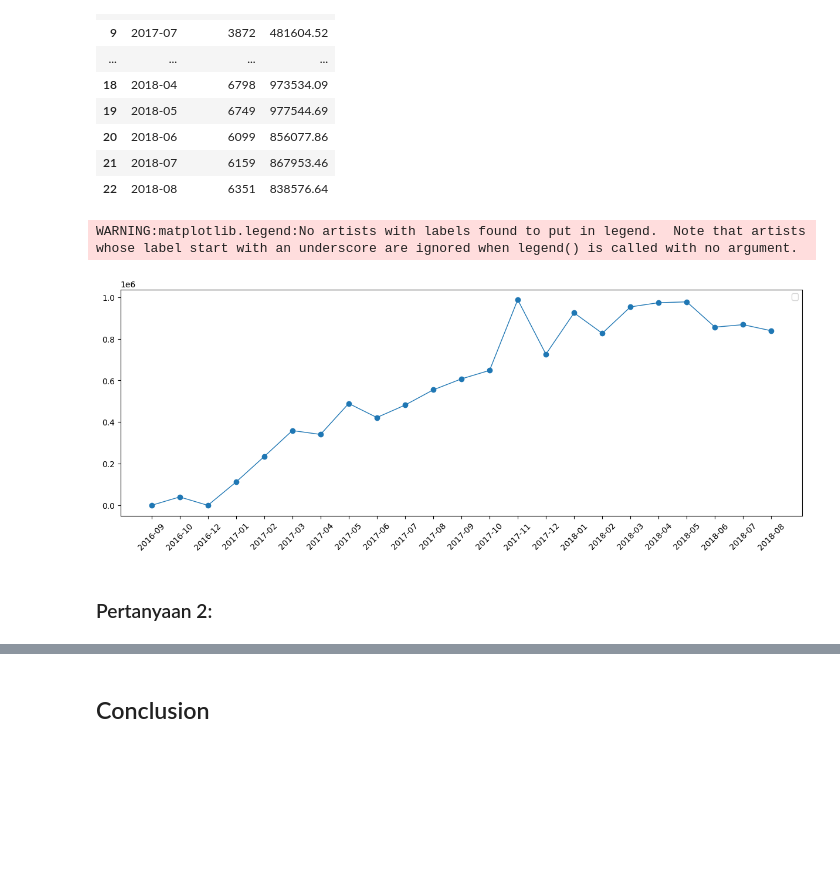
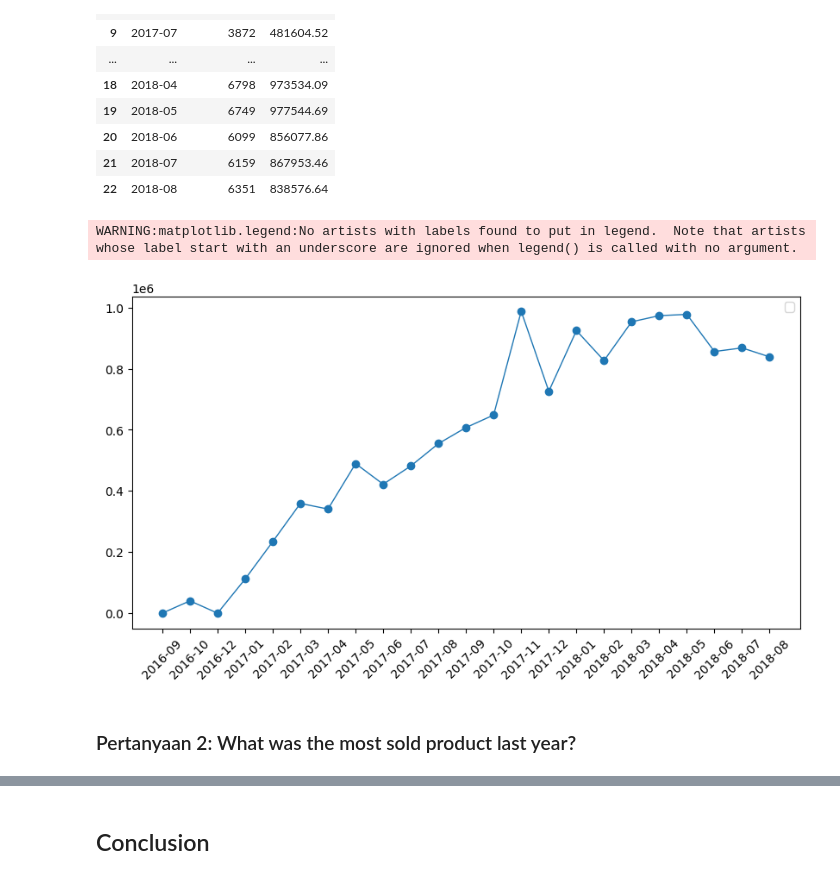
Before and after one commit to sayid-alt/olist-store-analysis-project, a Jupyter notebook: Brazilian_E_Commerce_Public_Dataset_by_Olist.ipynb, the cells around one changed output, grey strips where cells are left out. Drawn from its saved outputs; the diff is of its cells as text; code cells hidden in the pictures; blank space fills up the shorter version.

Commit message:
Create Data visualization

```diff
--- a/Brazilian_E_Commerce_Public_Dataset_by_Olist.ipynb
+++ b/Brazilian_E_Commerce_Public_Dataset_by_Olist.ipynb
@@ -1161,13 +1161,13 @@ monthly_orders_df
 | 22 | 2018-08 | 6351 | 838576.64 |
 # %%
 # Show graph of monthly order
-plt.figure(figsize=(15,5))
+plt.figure(figsize=(10,5))
 plt.plot(monthly_orders_df['time'], monthly_orders_df['revenue'], marker='o', linewidth=1)
 plt.xticks(rotation=45)
 plt.legend()
 plt.show()
 # %% [output]
 WARNING:matplotlib.legend:No artists with labels found to put in legend.  Note that artists whose label start with an underscore are ignored when legend() is called with no argument.
-[figure, old version]
+[figure, new version]
-# %% [markdown]
-### Pertanyaan 2:
+# %% [markdown]
+### Pertanyaan 2: What was the most sold product last year?
```
Also changed, not shown: parts of 6 cells of this notebook.
